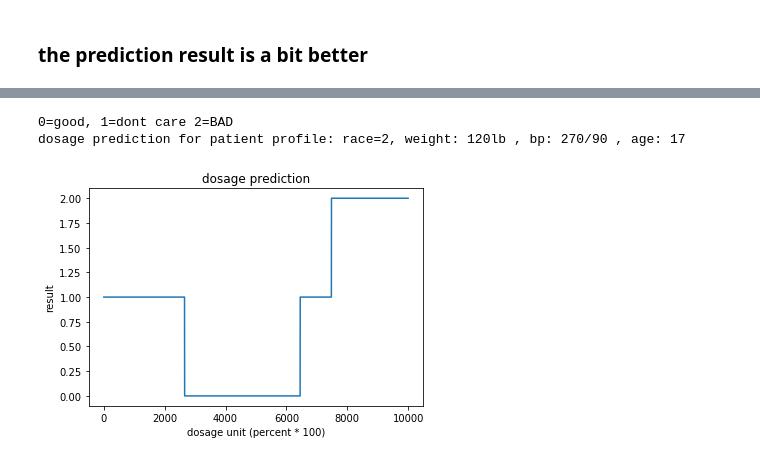
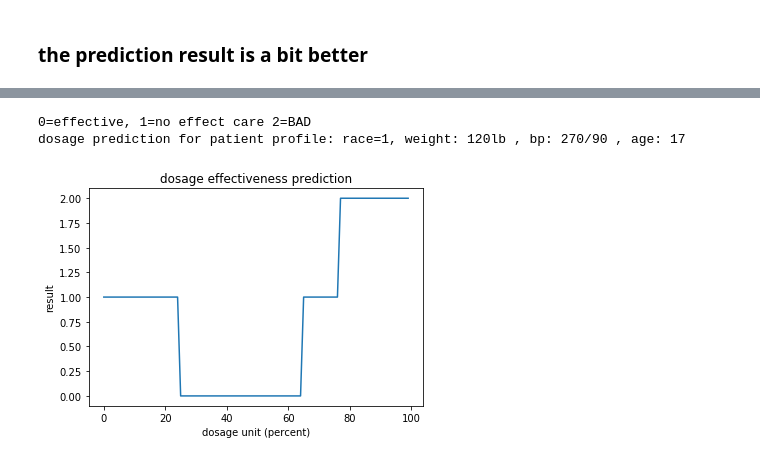
Before and after one commit to sspak9/jup, a Jupyter notebook: demo/demo.ipynb, the cells around one changed output, grey strips where cells are left out. Drawn from its saved outputs; the diff is of its cells as text; code cells hidden in the pictures.

```diff
--- a/demo/demo.ipynb
+++ b/demo/demo.ipynb
@@ -549,30 +549,30 @@ Confusion Matrix: 0=effective, 1=no effect, 2=side effect
 # %%
 profile = [ 0 , 0, 1.0 , 0 , 0.4 , 0.90 ,0.21 ]
 
-max_row = 10000
+max_row = 100
 x = np.zeros([max_row,7])
 for i in range(max_row):
     for j in range(7):
         x[i][j] = profile[j]
         x[i][0] = i / max_row
 
 y = model.predict(x)
 g = np.zeros(max_row)
 for i in range(max_row):
     guess = np.argmax(y[i])
     g[i] = guess
 
 
-print('0=good, 1=dont care 2=BAD')
-print('dosage prediction for patient profile: race=2, weight: 120lb , bp: 270/90 , age: 17')
+print('0=effective, 1=no effect care 2=BAD')
+print('dosage prediction for patient profile: race=1, weight: 120lb , bp: 270/90 , age: 17')
 
 plt.plot(g)
 
-plt.title('dosage prediction')
+plt.title('dosage effectiveness prediction')
 plt.ylabel('result')
-plt.xlabel('dosage unit (percent * 100)')
+plt.xlabel('dosage unit (percent)')
 plt.show()
 # %% [output]
-0=good, 1=dont care 2=BAD
-dosage prediction for patient profile: race=2, weight: 120lb , bp: 270/90 , age: 17
+0=effective, 1=no effect care 2=BAD
+dosage prediction for patient profile: race=1, weight: 120lb , bp: 270/90 , age: 17
-[figure, old version]
+[figure, new version]
```
Also changed, not shown: parts of 20 cells of this notebook, 18 other files.
